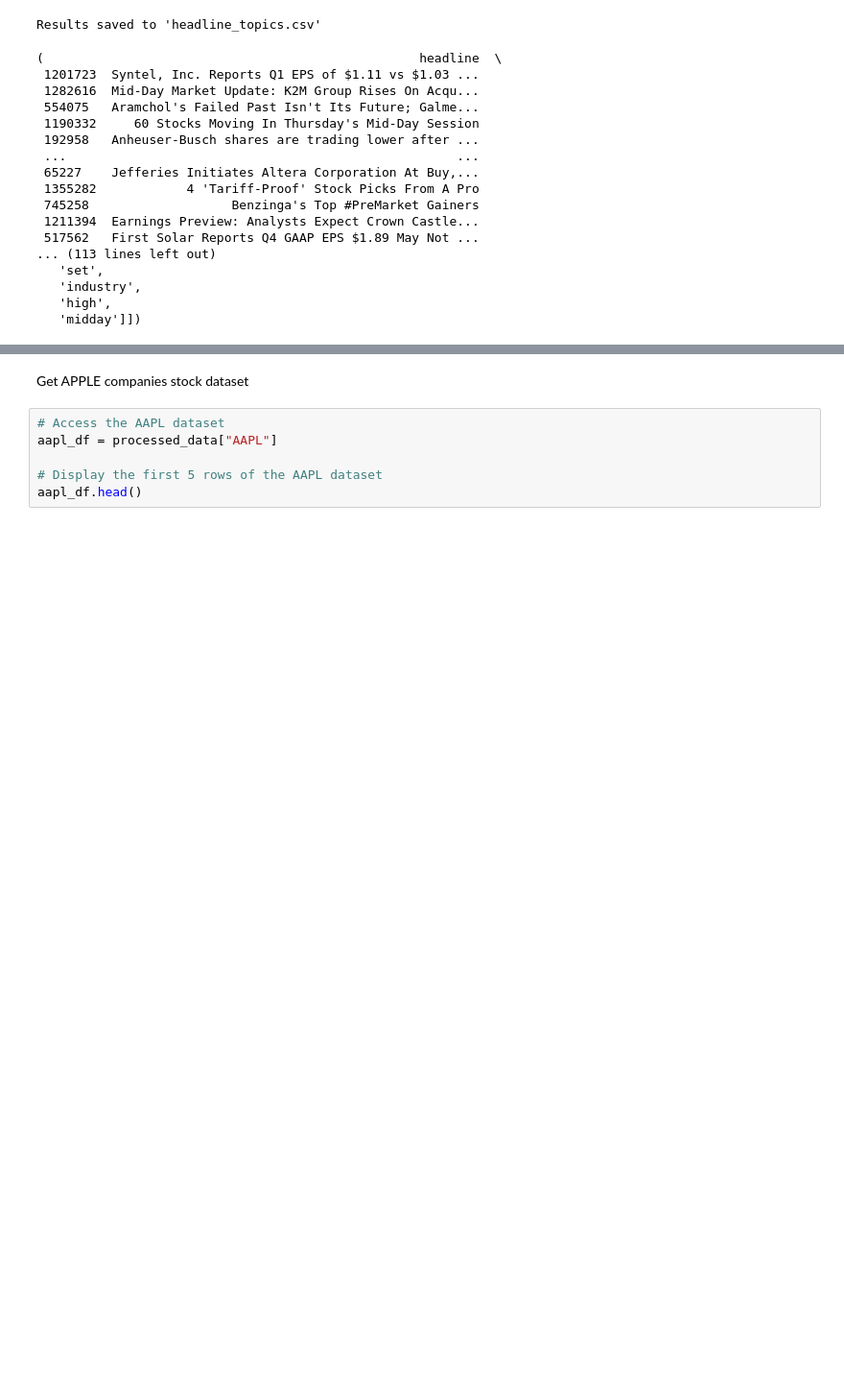
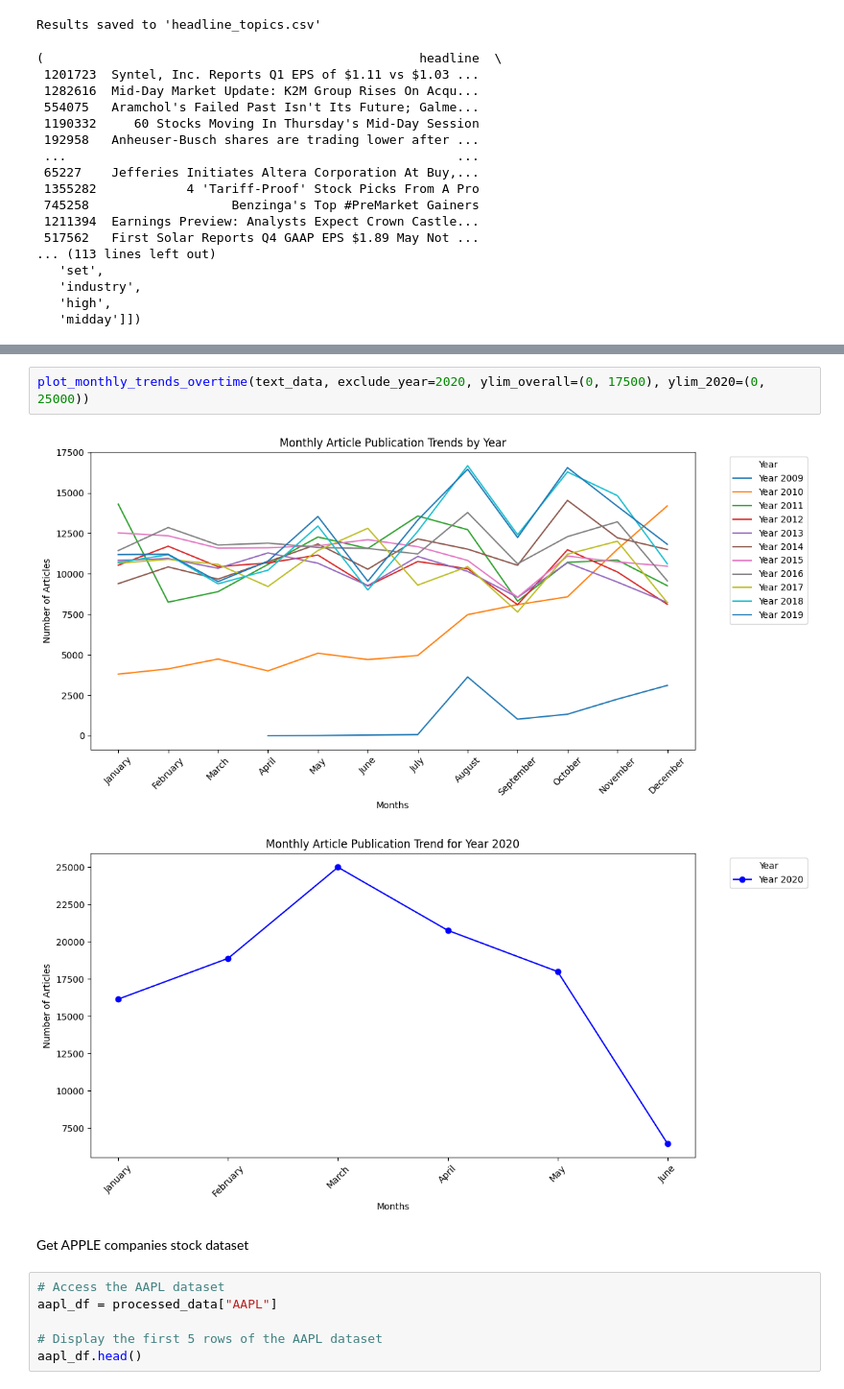
Before and after one commit to SamrawitMM/NovaSentimentAnalytics, a Jupyter notebook: notebooks/main.ipynb, the cells around one changed output, grey strips where cells are left out. Shown at 96% size. Saved outputs shown, nothing was run; the diff lists cells and outputs as text; blank space fills up the shorter version.

```diff
--- a/notebooks/main.ipynb
+++ b/notebooks/main.ipynb
@@ -346,3 +392,8 @@ Results saved to 'headline_topics.csv'
+# %%
+plot_monthly_trends_overtime(text_data, exclude_year=2020, ylim_overall=(0, 17500), ylim_2020=(0, 25000))
+# %% [output]
+[figure, added]
+[figure, added]
 # %% [markdown]
 Get APPLE companies stock dataset
 # %%
```
Also changed, not shown: parts of 9 cells of this notebook, 1 other file.
